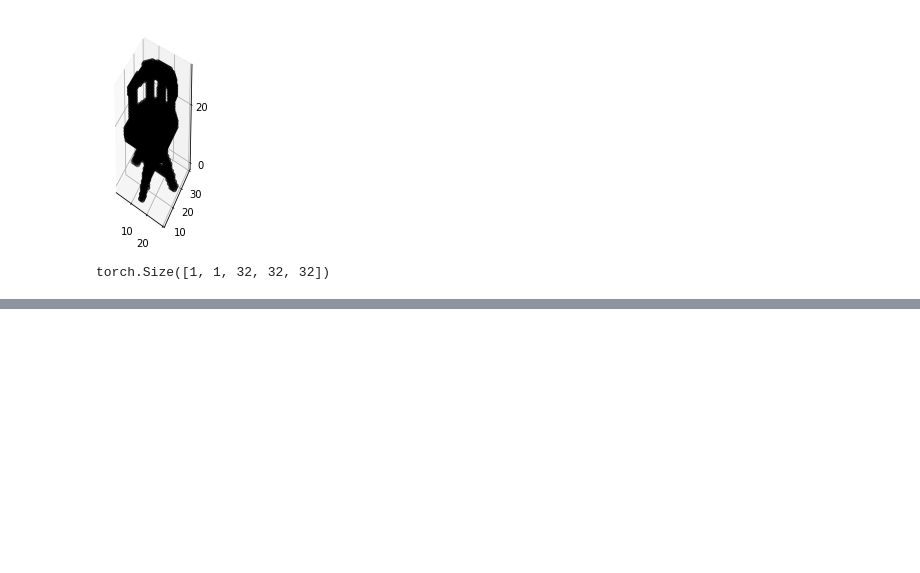
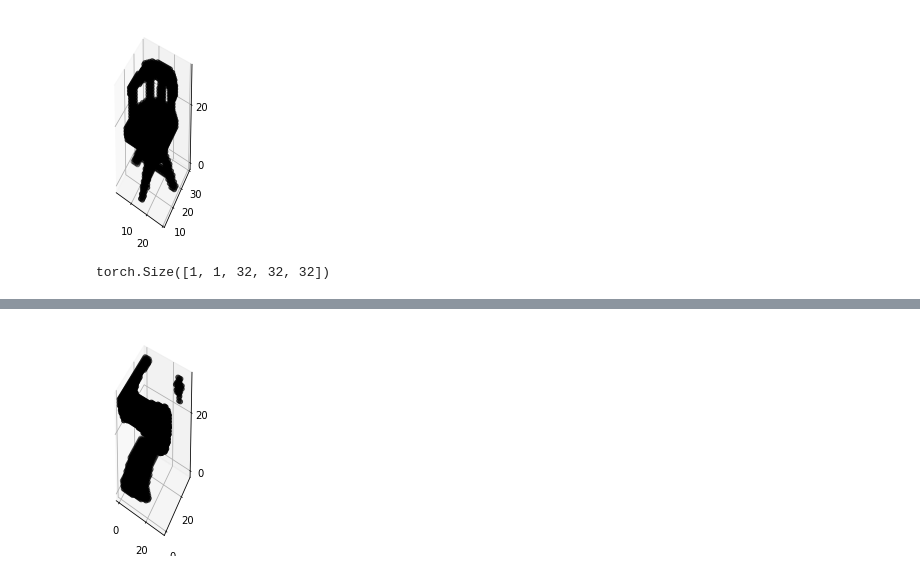
Before and after one commit to Coralain10/ML_Archaeological-Objects-Reconstruction, a Jupyter notebook: DCGAN.ipynb, the cells around one changed output, grey strips where cells are left out. Cells and saved outputs as stored; diff of their text form; code cells hidden in the pictures; blank space fills up the shorter version.

Commit message:
Model comparison

```diff
--- a/DCGAN.ipynb
+++ b/DCGAN.ipynb
@@ -382,0 +365,10 @@ show_tensor_images(generated, (32,32,32), 1, num_images=1)
+# %%
+last_n_saved = "24" #@param {type:'string'}
+folder = '/content' #@param {type:'string'}
+device = torch.device('cuda' if torch.cuda.is_available() else 'cpu')
+gen2 = load_model(last_n_saved, 'gen').to(device)
+# %%
+generated = gen2(array_t)
+show_tensor_images(generated, (32,32,32), 1, num_images=1)
+# %% [output]
+[figure, added]
```
Also changed, not shown: parts of 10 cells of this notebook.
